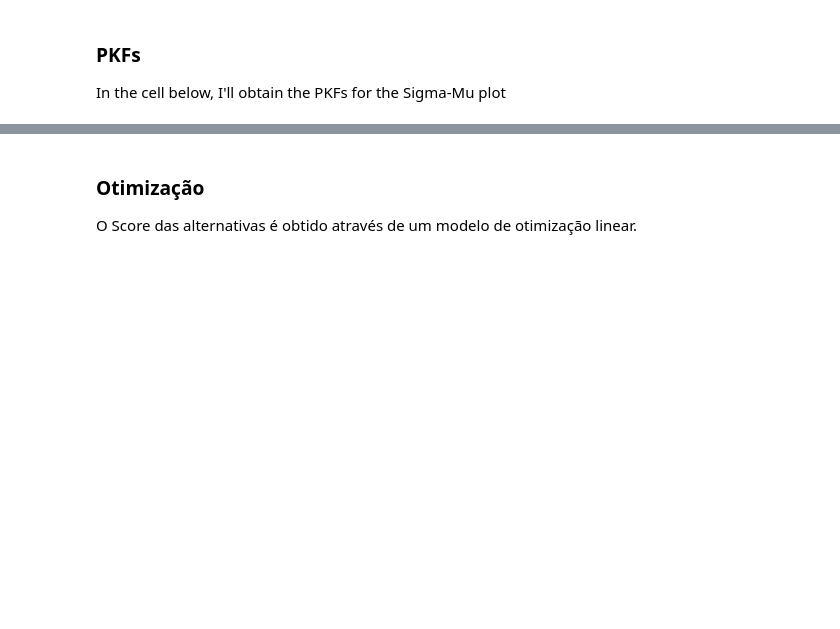
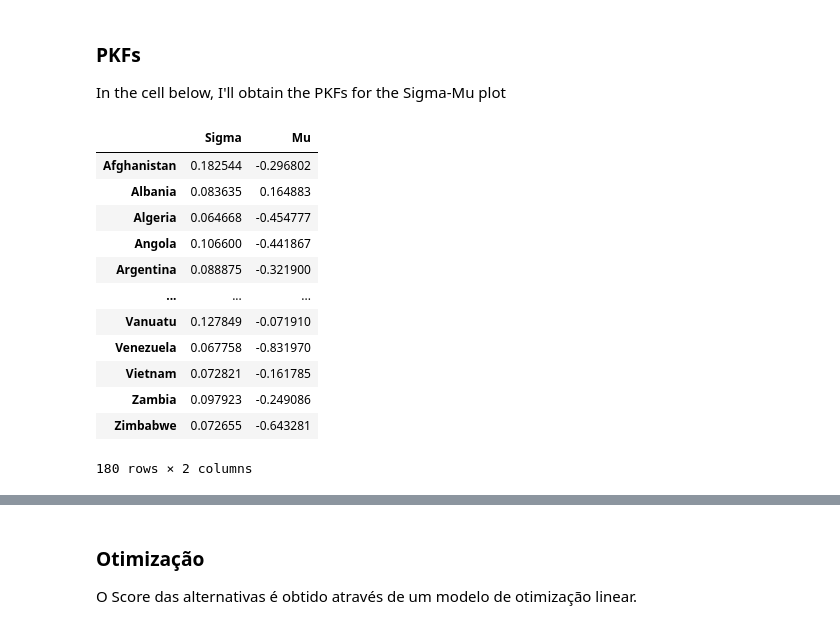
Before and after one commit to diogoflim/PROMETHEE-Scoring, a Jupyter notebook: PROMETHEE_Score_nb.ipynb, the cells around one changed output, grey strips where cells are left out. Drawn from its saved outputs; the diff is of its cells as text; code cells hidden in the pictures; blank space fills up the shorter version.

```diff
--- a/PROMETHEE_Score_nb.ipynb
+++ b/PROMETHEE_Score_nb.ipynb
@@ -132,6 +132,24 @@ Sigma_Mu_df_clusters
 ### PKFs
 
 In the cell below, I'll obtain the PKFs for the Sigma-Mu plot
+# %%
+df =Sigma_Mu_df.copy()
+# %%
+df
+# %% [output]
+|  | Sigma | Mu |
+| Afghanistan | 0.182544 | -0.296802 |
+| Albania | 0.083635 | 0.164883 |
+| Algeria | 0.064668 | -0.454777 |
+| Angola | 0.106600 | -0.441867 |
+| Argentina | 0.088875 | -0.321900 |
+| ... | ... | ... |
+| Vanuatu | 0.127849 | -0.071910 |
+| Venezuela | 0.067758 | -0.831970 |
+| Vietnam | 0.072821 | -0.161785 |
+| Zambia | 0.097923 | -0.249086 |
+| Zimbabwe | 0.072655 | -0.643281 |
+180 rows × 2 columns
 # %%
 df =Sigma_Mu_df.copy()
 PKF=[]
```
Also changed, not shown: parts of 17 cells of this notebook, 1 other file.
